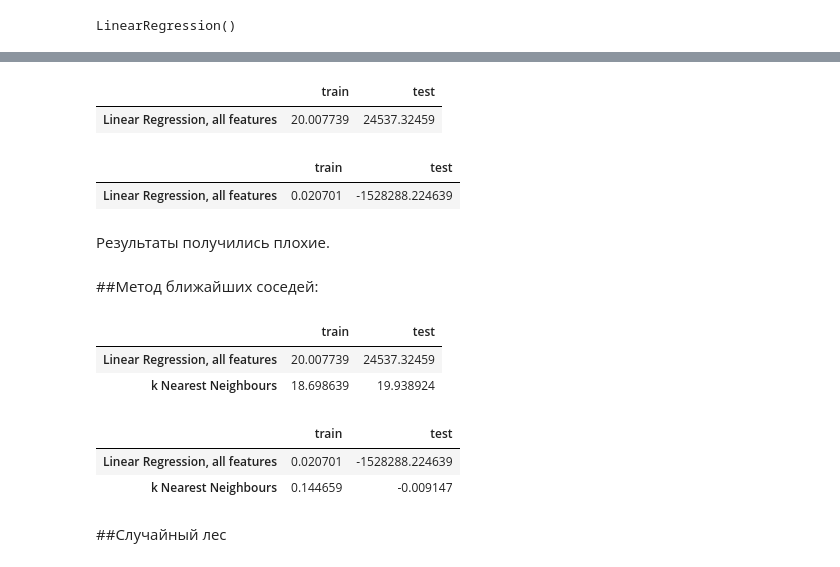
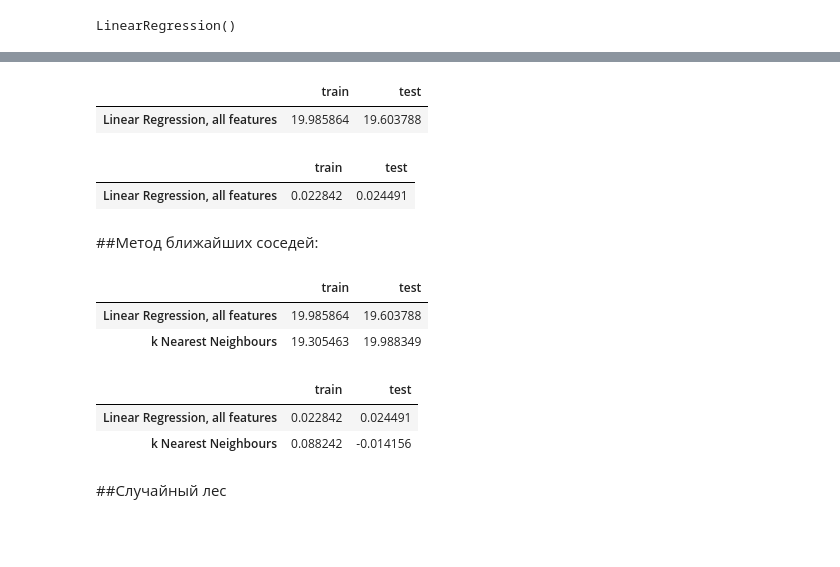
Before and after one commit to dochkavurdalaka/LapinMO_DZ, a Jupyter notebook: Lapin_dataset_regression.ipynb, the cells around one changed output, grey strips where cells are left out. Drawn from its saved outputs; the diff is of its cells as text; code cells hidden in the pictures; blank space fills up the shorter version.

```diff
--- a/Lapin_dataset_regression.ipynb
+++ b/Lapin_dataset_regression.ipynb
@@ -340,0 +342,9 @@ y = data['song_popularity']
+# %%
+from sklearn.preprocessing import OneHotEncoder
+enc = OneHotEncoder(drop='if_binary', sparse_output=False)
+enc.fit(X[['key']])
+dummies = pd.DataFrame(enc.transform(X[['key']]),
+                       columns=enc.get_feature_names_out(), index=X.index)
+dummies.head()
+X = pd.concat((X, dummies), axis=1).drop(['key'], axis=1)
+X.head()
@@ -341,3 +361,8 @@ y = data['song_popularity']
+# %%
+from sklearn.preprocessing import StandardScaler
+scaler = StandardScaler()
+scaler.fit(X)
+X = pd.DataFrame(scaler.transform(X), columns=X.columns, index=X.index)
 # %% [markdown]
 Построим тестовую и тренировочную выборку:
 # %%
@@ -348,11 +373,6 @@ N_test,  _ = X_test.shape
 N_train, N_test
 # %% [output]
 (9703, 3235)
-# %%
-from sklearn.preprocessing import StandardScaler
-scaler = StandardScaler()
-scaler.fit(X_train)
-X_train = pd.DataFrame(scaler.transform(X_train), columns=X_train.columns, index=X_train.index)
 # %% [markdown]
 ##Линейная регрессия
 # %%
@@ -393,7 +411,7 @@ RMSE_table.loc['Linear Regression, all features', :] = (RMSE_train, RMSE_test)
 RMSE_table
 # %% [output]
 |  | train | test |
-| Linear Regression, all features | 20.007739 | 24537.32459 |
+| Linear Regression, all features | 19.985864 | 19.603788 |
 # %%
 from sklearn.metrics import mean_squared_error, r2_score
 R2_table = pd.DataFrame(columns=('train', 'test'))
@@ -403,36 +421,34 @@ R2_table.loc['Linear Regression, all features', :] = (R2_train, R2_test)
 R2_table
 # %% [output]
 |  | train | test |
-| Linear Regression, all features | 0.020701 | -1528288.224639 |
+| Linear Regression, all features | 0.022842 | 0.024491 |
-# %% [markdown]
-Результаты получились плохие.
 # %% [markdown]
 ##Метод ближайших соседей:
 # %%
 from sklearn.neighbors import KNeighborsRegressor
 from sklearn.metrics import mean_squared_error, r2_score
 
-model = KNeighborsRegressor(n_neighbors=11) # по умолчанию n_neighbors=5
+model = KNeighborsRegressor(n_neighbors=20) # по умолчанию n_neighbors=5
 model.fit(X_train, y_train)
 y_train_predict = model.predict(X_train)
 y_test_predict  = model.predict(X_test)
 RMSE_train = mean_squared_error(y_train, y_train_predict)**.5
 RMSE_test  = mean_squared_error(y_test,  y_test_predict)**.5
 R2_train = r2_score(y_train, y_train_predict)
 R2_test  = r2_score(y_test,  y_test_predict)
 RMSE_table.loc['k Nearest Neighbours', :] = (RMSE_train, RMSE_test)
 RMSE_table
 # %% [output]
 |  | train | test |
-| Linear Regression, all features | 20.007739 | 24537.32459 |
-| k Nearest Neighbours | 18.698639 | 19.938924 |
+| Linear Regression, all features | 19.985864 | 19.603788 |
+| k Nearest Neighbours | 19.305463 | 19.988349 |
 # %%
 R2_table.loc['k Nearest Neighbours', :] = (R2_train, R2_test)
 R2_table
 # %% [output]
 |  | train | test |
-| Linear Regression, all features | 0.020701 | -1528288.224639 |
-| k Nearest Neighbours | 0.144659 | -0.009147 |
+| Linear Regression, all features | 0.022842 | 0.024491 |
+| k Nearest Neighbours | 0.088242 | -0.014156 |
 # %% [markdown]
 ##Случайный лес
 # %%
```
Also changed, not shown: parts of 20 cells of this notebook.
